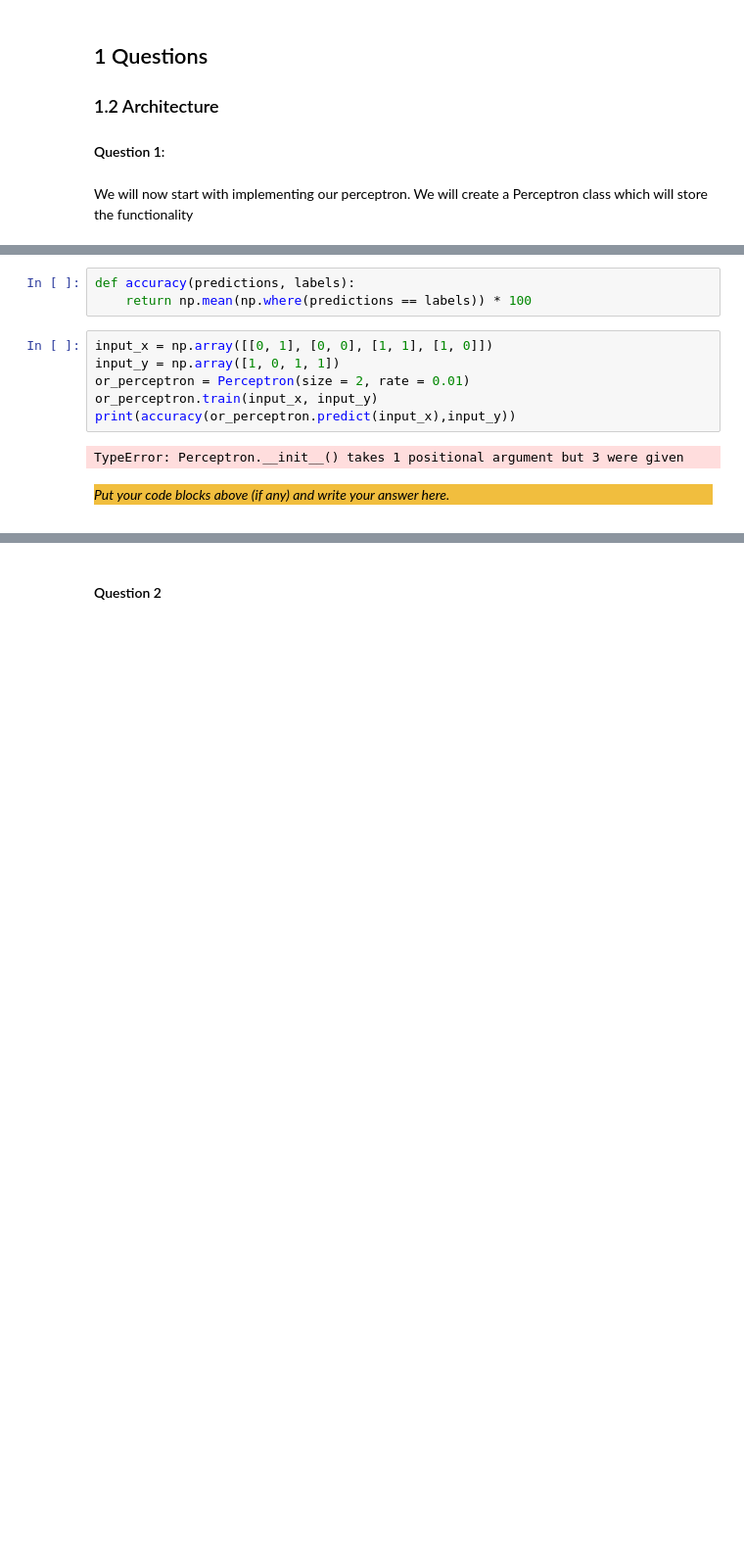
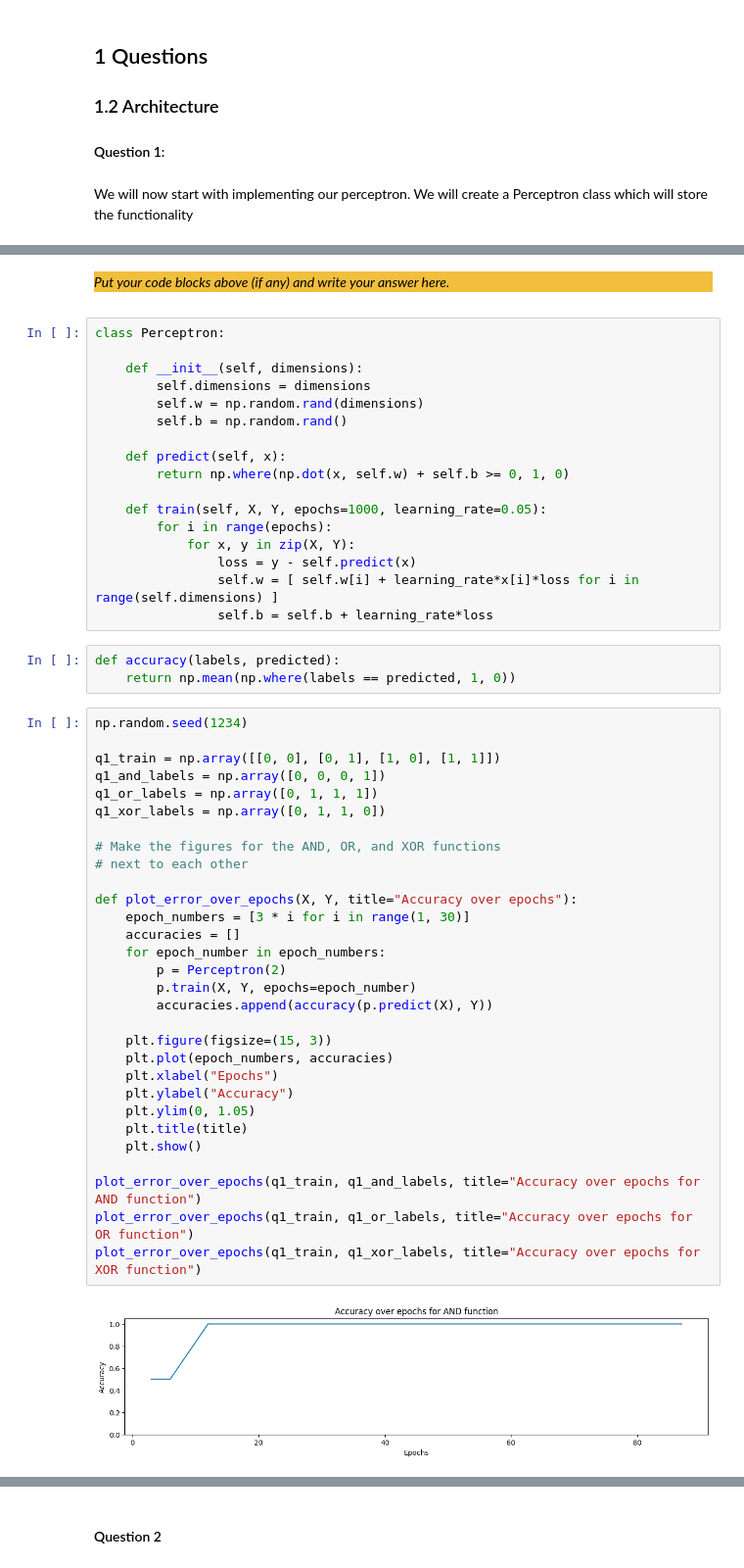
Before and after one commit to zain1290/Artificial-Neural-Network, a Jupyter notebook: src/Main.ipynb, the cells around one changed output, grey strips where cells are left out. Shown at 98% size. Saved outputs shown, nothing was run; the diff lists cells and outputs as text; blank space fills up the shorter version.

```diff
--- a/src/Main.ipynb
+++ b/src/Main.ipynb
@@ -64,17 +40,58 @@ class Perceptron:
-# %%
-def accuracy(predictions, labels):
-    return np.mean(np.where(predictions == labels)) * 100
-# %%
-input_x = np.array([[0, 1], [0, 0], [1, 1], [1, 0]])
-input_y = np.array([1, 0, 1, 1])
-or_perceptron = Perceptron(size = 2, rate = 0.01)
-or_perceptron.train(input_x, input_y)
-print(accuracy(or_perceptron.predict(input_x),input_y))
-# %% [output]
-TypeError: Perceptron.__init__() takes 1 positional argument but 3 were given
 # %% [markdown]
 <div style="background-color:#f1be3e">
 
 _Put your code blocks above (if any) and write your answer here._
 
 </div>
+# %%
+class Perceptron:
+
+    def __init__(self, dimensions):
+        self.dimensions = dimensions
+        self.w = np.random.rand(dimensions)
+        self.b = np.random.rand()
+
+    def predict(self, x):
+        return np.where(np.dot(x, self.w) + self.b >= 0, 1, 0)
+
+    def train(self, X, Y, epochs=1000, learning_rate=0.05):
+        for i in range(epochs):
+            for x, y in zip(X, Y):
+                loss = y - self.predict(x)
+                self.w = [ self.w[i] + learning_rate*x[i]*loss for i in range(self.dimensions) ]
+                self.b = self.b + learning_rate*loss
+# %%
+def accuracy(labels, predicted):
+    return np.mean(np.where(labels == predicted, 1, 0))
+# %%
+np.random.seed(1234)
+
+q1_train = np.array([[0, 0], [0, 1], [1, 0], [1, 1]])
+q1_and_labels = np.array([0, 0, 0, 1])
+q1_or_labels = np.array([0, 1, 1, 1])
+q1_xor_labels = np.array([0, 1, 1, 0])
+
+# Make the figures for the AND, OR, and XOR functions
+# next to each other
+
+def plot_error_over_epochs(X, Y, title="Accuracy over epochs"):
+    epoch_numbers = [3 * i for i in range(1, 30)]
+    accuracies = []
+    for epoch_number in epoch_numbers:
+        p = Perceptron(2)
+        p.train(X, Y, epochs=epoch_number)
+        accuracies.append(accuracy(p.predict(X), Y))
+
+    plt.figure(figsize=(15, 3))
+    plt.plot(epoch_numbers, accuracies)
+    plt.xlabel("Epochs")
+    plt.ylabel("Accuracy")
+    plt.ylim(0, 1.05)
+    plt.title(title)
+    plt.show()
+
+plot_error_over_epochs(q1_train, q1_and_labels, title="Accuracy over epochs for AND function")
+plot_error_over_epochs(q1_train, q1_or_labels, title="Accuracy over epochs for OR function")
+plot_error_over_epochs(q1_train, q1_xor_labels, title="Accuracy over epochs for XOR function")
+# %% [output]
+[figure, added]
```
Also changed, not shown: parts of 45 cells of this notebook.
